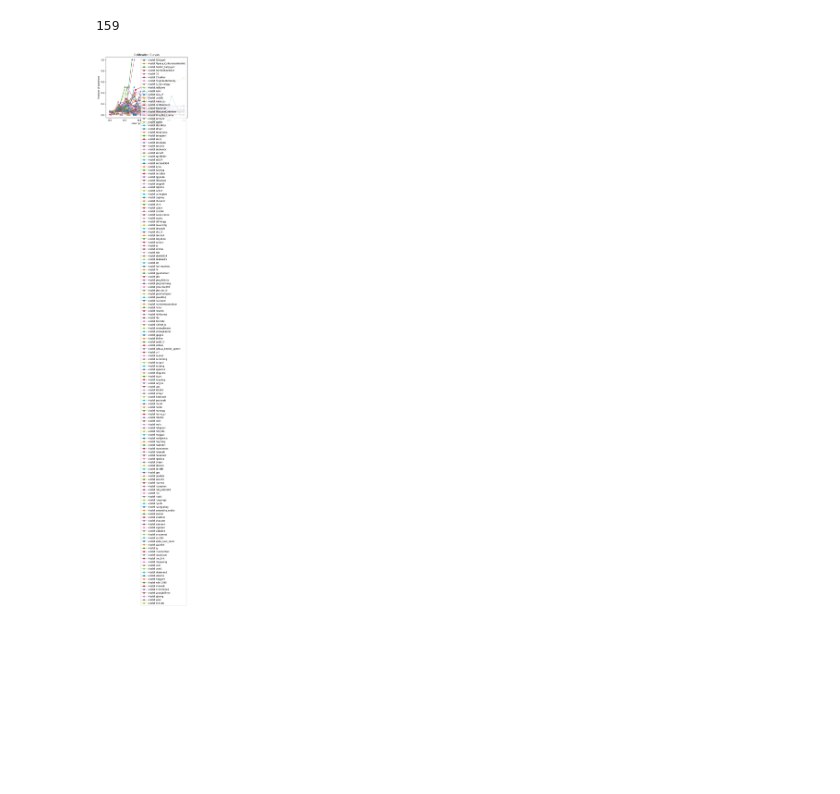
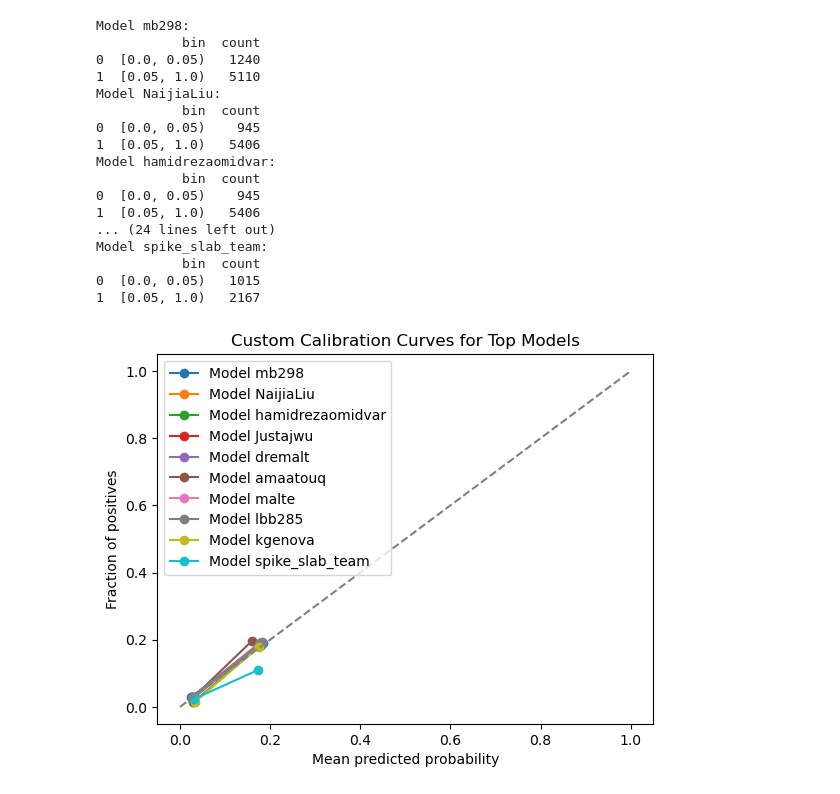
Before and after one commit to evan-wang-13/SOC555Final, a Jupyter notebook: notebooks/evan-exploration.ipynb, the cells around one changed output. Cells and saved outputs as stored; diff of their text form; code cells hidden in the pictures; blank space fills up the shorter version.

Commit message:
calibration filtered

```diff
--- a/notebooks/evan-exploration.ipynb
+++ b/notebooks/evan-exploration.ipynb
@@ -14,7 +10,0 @@ eviction_df = eviction_df[(eviction_df["prediction"] <= 1) & (eviction_df["predi
-# %%
-eviction_df["challengeID"].nunique()
-eviction_df["account"].nunique()
-# %% [output]
-159
-# %%
-grouped = eviction_df.groupby("account")
@@ -21,19 +38,37 @@ grouped = eviction_df.groupby("account")
 # %%
+bins = [0, 0.05, 1]
+# Plot calibration curves for top models
 fig, ax = plt.subplots()
 
-# Loop through each group and calculate the calibration curve
-for name, group in grouped:
-    prob_true, prob_pred = calibration_curve(group['truth'], group['prediction'], n_bins=2)
-
-    # Plot each curve on the same plot for comparison
-    ax.plot(prob_pred, prob_true, marker='o', label=f'Model {name}')
-
-ax.plot([0, 1], [0, 1], linestyle='--', color='gray')  # Add a perfectly calibrated line
+for model in top_models:
+    model_data = df[df['account'] == model]
+    calibration_data = custom_calibration_curve(model_data, bins)
+    ax.plot(calibration_data['prob_pred'], calibration_data['frac_positives'], marker='o', label=f'Model {model}')
+    print(f"Model {model}:")
+    print(calibration_data[['bin', 'count']])  # Print the count of predictions per bin for each model
+ax.plot([0, 1], [0, 1], linestyle='--', color='gray')
 ax.set_xlabel('Mean predicted probability')
 ax.set_ylabel('Fraction of positives')
-ax.set_title('Calibration Curves')
+ax.set_title('Custom Calibration Curves for Top Models')
 ax.legend()
 
 plt.show()
 # %% [output]
+Model mb298:
+           bin  count
+0  [0.0, 0.05)   1240
+1  [0.05, 1.0)   5110
+Model NaijiaLiu:
+           bin  count
+0  [0.0, 0.05)    945
+1  [0.05, 1.0)   5406
+Model hamidrezaomidvar:
+           bin  count
+0  [0.0, 0.05)    945
+1  [0.05, 1.0)   5406
+... (24 lines left out)
+Model spike_slab_team:
+           bin  count
+0  [0.0, 0.05)   1015
+1  [0.05, 1.0)   2167
-[figure, old version]
+[figure, new version]
```
Also changed, not shown: parts of 3 cells of this notebook.
